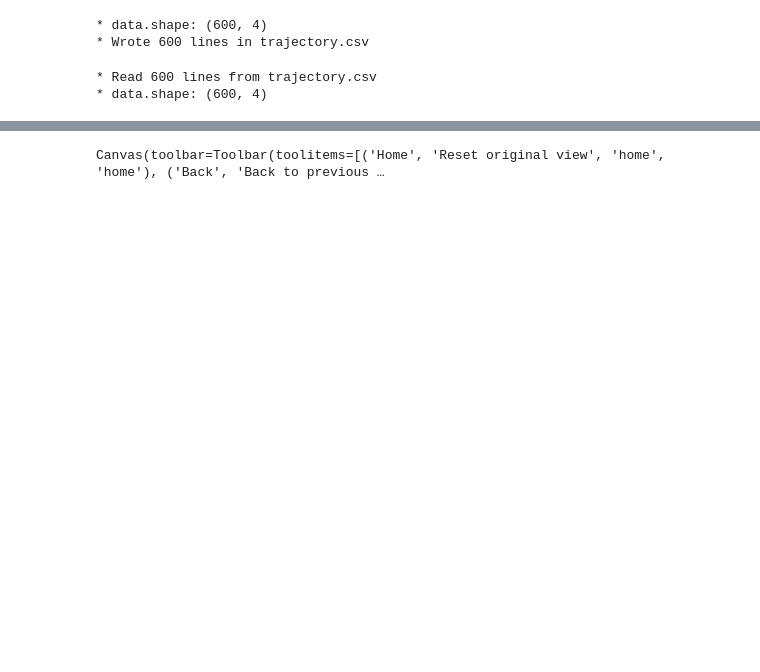
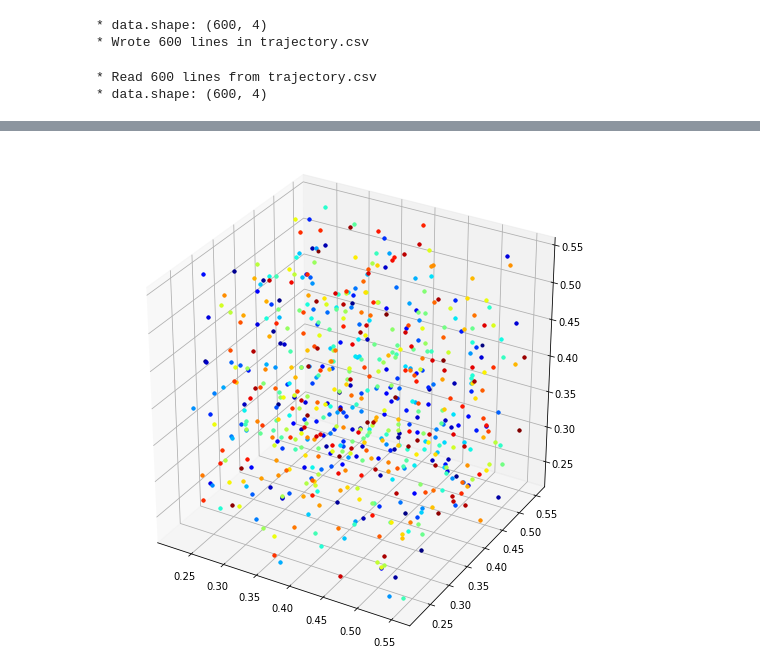
Before and after one commit to Joovvhan/3d-object-visualization, a Jupyter notebook: cheat-sheet.ipynb, the cells around one changed output, grey strips where cells are left out. Cells and saved outputs as stored; diff of their text form; code cells hidden in the pictures; blank space fills up the shorter version.

```diff
--- a/cheat-sheet.ipynb
+++ b/cheat-sheet.ipynb
@@ -542,23 +543,23 @@ Canvas(toolbar=Toolbar(toolitems=[('Home', 'Reset original view', 'home', 'home'
 # %%
 # Noise
 
 data_diff = data_with_noised - data_loaded
 
 fig = plt.figure(figsize=(9, 9))
 ax = fig.gca(projection='3d')
 
-for i in range(1, len(data)):
+for i in range(1, len(data_diff)):
     line = ax.plot(data_diff[i-1:i+1, 0],
             data_diff[i-1:i+1, 1],
             data_diff[i-1:i+1, 2],
             '.',
-            c = plt.cm.jet(i / len(data)))
+            c = plt.cm.jet(i / len(data_diff)))
 
 ax.set_box_aspect((1, 1, 1))
 
 plt.show()
 # %% [output]
-Canvas(toolbar=Toolbar(toolitems=[('Home', 'Reset original view', 'home', 'home'), ('Back', 'Back to previous …
+[figure, added]
 # %%
 # position-to-Yaw/Pitch
 
```
Also changed, not shown: parts of 12 cells of this notebook, 2 other files.
